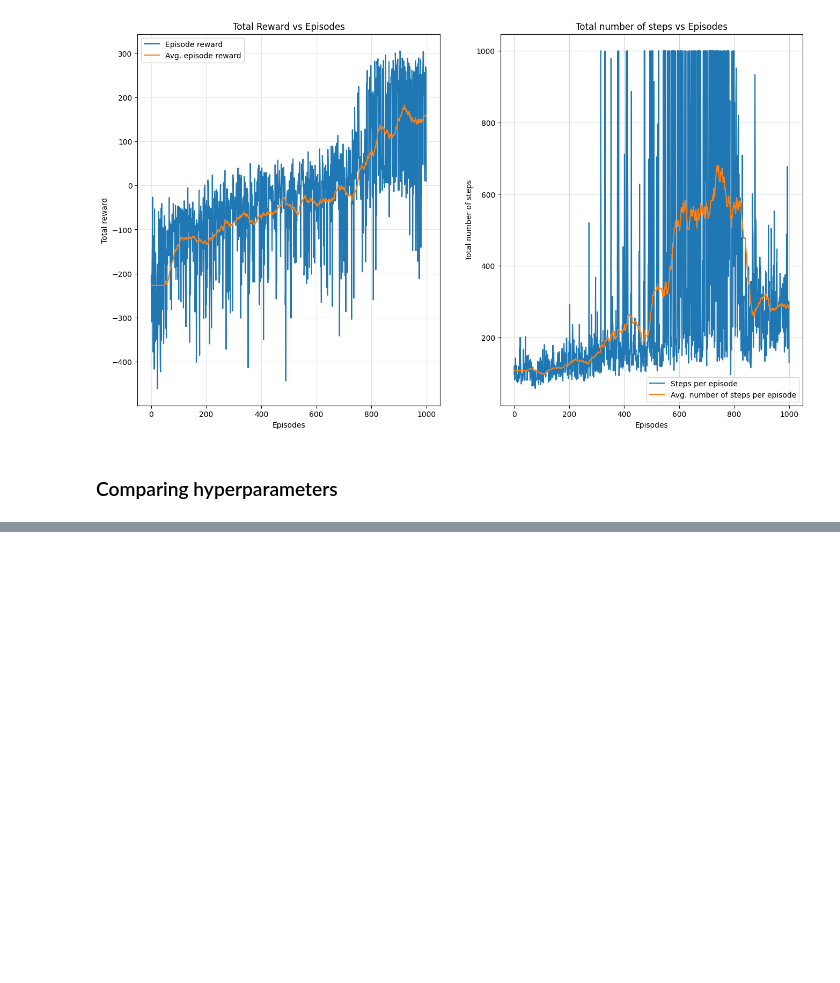
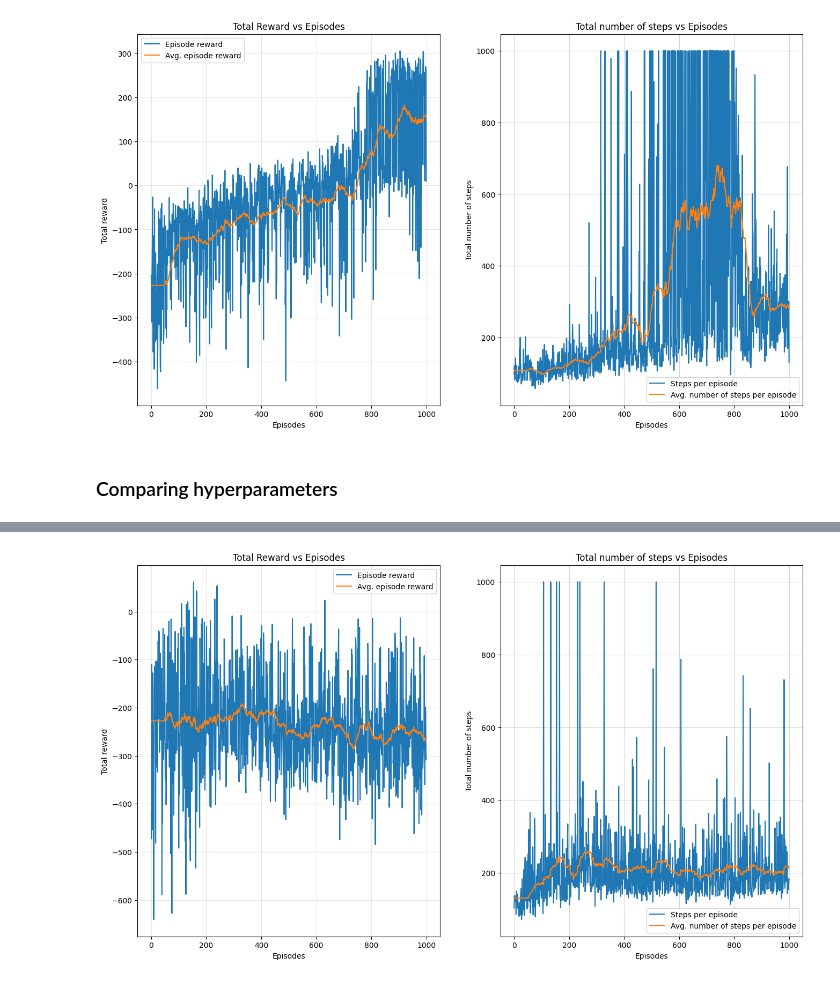
Before and after one commit to ClementLptr/LunarLander-RL-Project, a Jupyter notebook: PPO solution Cyrielle.ipynb, the cells around one changed output, grey strips where cells are left out. Cells and saved outputs as stored; diff of their text form; code cells hidden in the pictures; blank space fills up the shorter version.

```diff
--- a/PPO solution Cyrielle.ipynb
+++ b/PPO solution Cyrielle.ipynb
@@ -445,0 +552,34 @@ Your policy passed the test!
+# %%
+episode_rewards, episode_steps = train_lunar_lander(
+    num_episodes=1000,
+    discount_factor=result.x[2],
+    learning_rate_critic=result.x[1],
+    learning_rate_actor=result.x[0])
+# %%
+# Plot Rewards and steps
+running_avg_window = 50
+fig, ax = plt.subplots(nrows=1, ncols=2, figsize=(16, 9))
+
+num_episodes = 1000
+ax[0].plot(range(num_episodes), episode_rewards, label='Episode reward')
+ax[0].plot(range(num_episodes), running_average(
+    episode_rewards, running_avg_window), label='Avg. episode reward')
+ax[0].set_xlabel('Episodes')
+ax[0].set_ylabel('Total reward')
+ax[0].set_title('Total Reward vs Episodes')
+ax[0].legend()
+ax[0].grid(alpha=0.3)
+
+ax[1].plot(range(num_episodes), episode_steps, label='Steps per episode')
+ax[1].plot(range(num_episodes), running_average(
+    episode_steps, running_avg_window), label='Avg. number of steps per episode')
+ax[1].set_xlabel('Episodes')
+ax[1].set_ylabel('Total number of steps')
+ax[1].set_title('Total number of steps vs Episodes')
+ax[1].legend()
+ax[1].grid(alpha=0.5)
+
+# plt.savefig('figures/output_ppo.png', dpi=300)
+plt.show()
+# %% [output]
+[figure, added]
```
Also changed, not shown: parts of 13 cells of this notebook.
